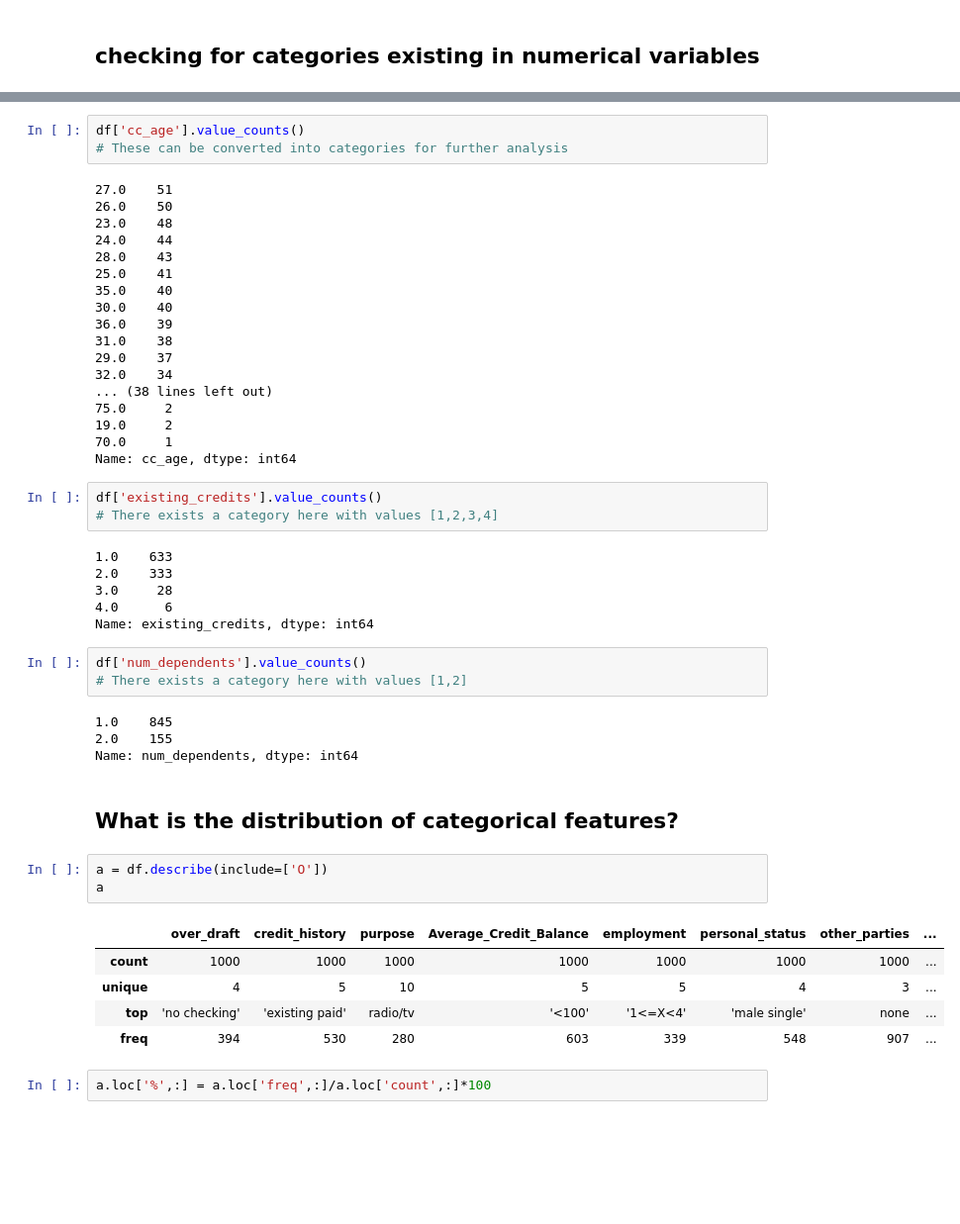
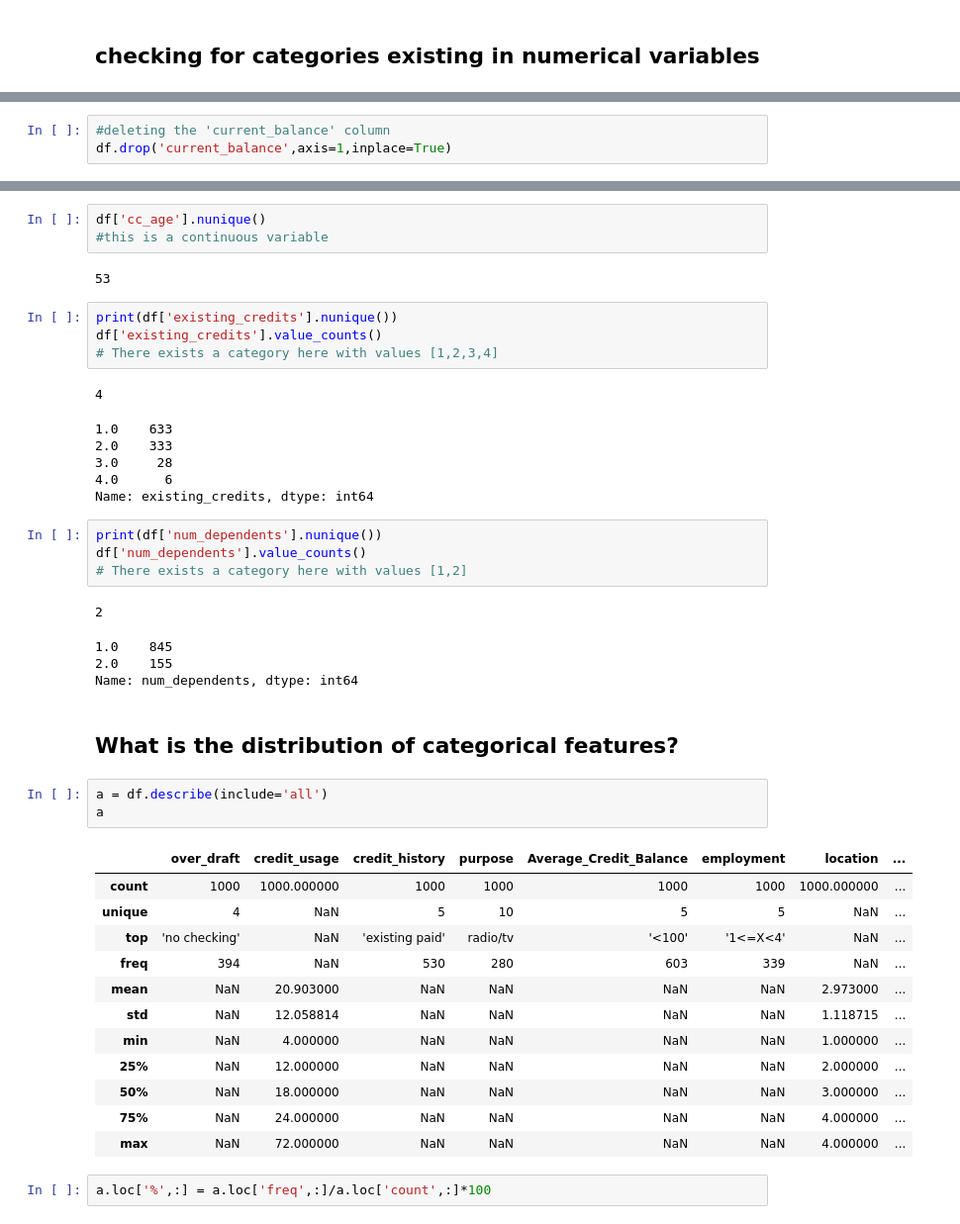
Before and after one commit to vermakanksha/project, a Jupyter notebook: credit_fraud_analysis.ipynb, the cells around one changed output, grey strips where cells are left out. Shown at 99% size. Cells and saved outputs as stored; diff of their text form; blank space fills up the shorter version.

```diff
--- a/credit_fraud_analysis.ipynb
+++ b/credit_fraud_analysis.ipynb
@@ -129 +98,4 @@ Name: current_balance, Length: 921, dtype: int64
+# %%
+#deleting the 'current_balance' column
+df.drop('current_balance',axis=1,inplace=True)
 # %%
@@ -147,51 +123,46 @@ Name: residence_since, dtype: int64
-# %%
-df['cc_age'].value_counts()
-# These can be converted into categories for further analysis
-# %% [output]
-27.0    51
-26.0    50
-23.0    48
-24.0    44
-28.0    43
-25.0    41
-35.0    40
-30.0    40
-36.0    39
-31.0    38
-29.0    37
-32.0    34
-... (38 lines left out)
-75.0     2
-19.0     2
-70.0     1
-Name: cc_age, dtype: int64
+# %%
+df['cc_age'].nunique()
+#this is a continuous variable
+# %% [output]
+53
 # %%
+print(df['existing_credits'].nunique())
 df['existing_credits'].value_counts()
 # There exists a category here with values [1,2,3,4]
 # %% [output]
-1.0    633
-2.0    333
-3.0     28
-4.0      6
-Name: existing_credits, dtype: int64
+4
+1.0    633
+2.0    333
+3.0     28
+4.0      6
+Name: existing_credits, dtype: int64
 # %%
+print(df['num_dependents'].nunique())
 df['num_dependents'].value_counts()
 # There exists a category here with values [1,2]
 # %% [output]
-1.0    845
-2.0    155
-Name: num_dependents, dtype: int64
+2
+1.0    845
+2.0    155
+Name: num_dependents, dtype: int64
 # %% [markdown]
 ## What is the distribution of categorical features?
 # %%
-a = df.describe(include=['O'])
+a = df.describe(include='all')
 a
 # %% [output]
-|  | over_draft | credit_history | purpose | Average_Credit_Balance | employment | personal_status | other_parties | ... |
-| count | 1000 | 1000 | 1000 | 1000 | 1000 | 1000 | 1000 | ... |
-| unique | 4 | 5 | 10 | 5 | 5 | 4 | 3 | ... |
-| top | 'no checking' | 'existing paid' | radio/tv | '<100' | '1<=X<4' | 'male single' | none | ... |
-| freq | 394 | 530 | 280 | 603 | 339 | 548 | 907 | ... |
+|  | over_draft | credit_usage | credit_history | purpose | Average_Credit_Balance | employment | location | ... |
+| count | 1000 | 1000.000000 | 1000 | 1000 | 1000 | 1000 | 1000.000000 | ... |
+| unique | 4 | NaN | 5 | 10 | 5 | 5 | NaN | ... |
+| top | 'no checking' | NaN | 'existing paid' | radio/tv | '<100' | '1<=X<4' | NaN | ... |
+| freq | 394 | NaN | 530 | 280 | 603 | 339 | NaN | ... |
+| mean | NaN | 20.903000 | NaN | NaN | NaN | NaN | 2.973000 | ... |
+| std | NaN | 12.058814 | NaN | NaN | NaN | NaN | 1.118715 | ... |
+| min | NaN | 4.000000 | NaN | NaN | NaN | NaN | 1.000000 | ... |
+| 25% | NaN | 12.000000 | NaN | NaN | NaN | NaN | 2.000000 | ... |
+| 50% | NaN | 18.000000 | NaN | NaN | NaN | NaN | 3.000000 | ... |
+| 75% | NaN | 24.000000 | NaN | NaN | NaN | NaN | 4.000000 | ... |
+| max | NaN | 72.000000 | NaN | NaN | NaN | NaN | 4.000000 | ... |
 # %%
 a.loc['%',:] = a.loc['freq',:]/a.loc['count',:]*100
 # %%
```
Also changed, not shown: parts of 153 cells of this notebook.
